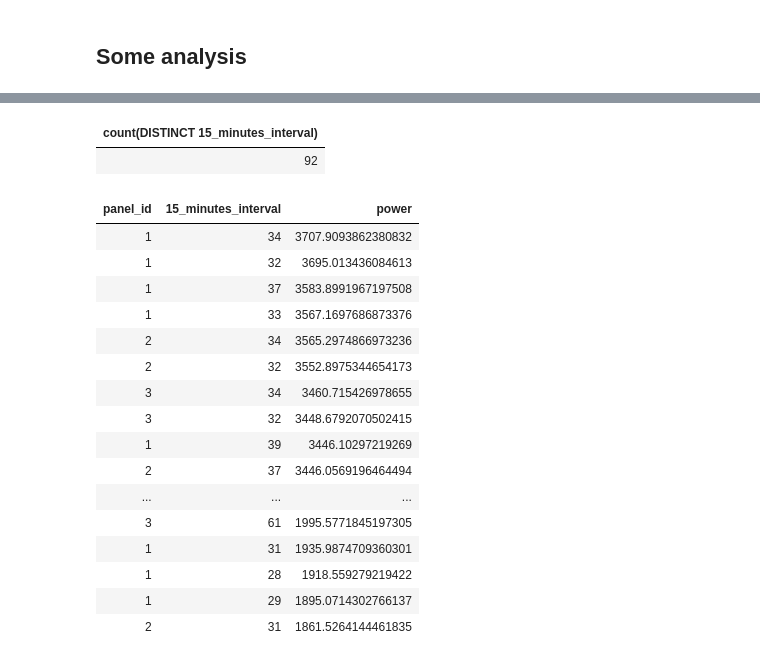
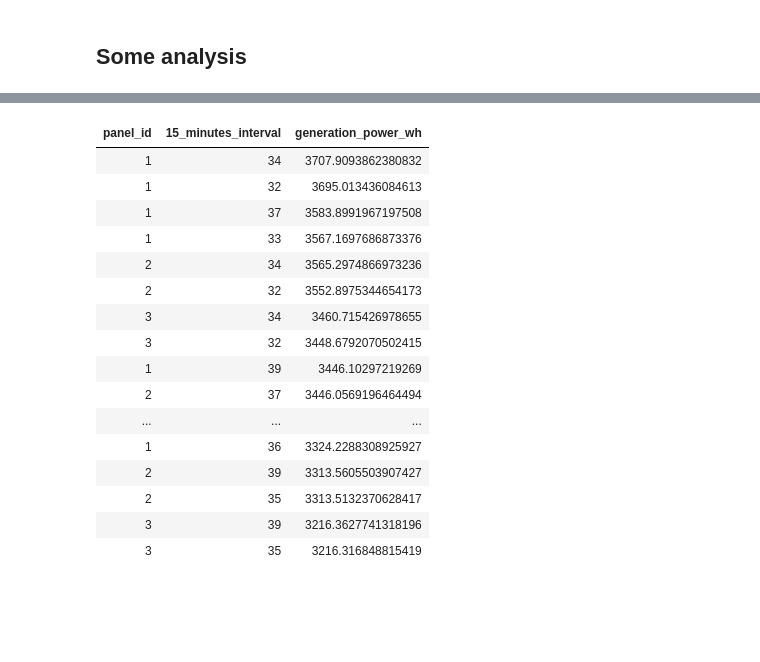
Before and after one commit to eslamdyab21/SolarX-Lakehouse, a Jupyter notebook: notebooks/solar_panel_iceberg_tables.ipynb, the cells around one changed output, grey strips where cells are left out. Saved outputs shown, nothing was run; the diff lists cells and outputs as text; code cells hidden in the pictures; blank space fills up the shorter version.

```diff
--- a/notebooks/solar_panel_iceberg_tables.ipynb
+++ b/notebooks/solar_panel_iceberg_tables.ipynb
@@ -296,19 +295,13 @@ SELECT * from SolarX_Raw_Transactions.solar_panel_readings limit 10;
-# %%
-%%sql
-
-SELECT COUNT(DISTINCT(15_minutes_interval)) from SolarX_Raw_Transactions.solar_panel_readings limit 10;
-# %% [output]
-| count(DISTINCT 15_minutes_interval) |
-| 92 |
 # %%
 %%sql
 
-SELECT panel_id, 15_minutes_interval, SUM(generated_power_amount) as power
+SELECT panel_id, 15_minutes_interval, SUM(generation_power_wh) as generation_power_wh
 FROM SolarX_Raw_Transactions.solar_panel_readings
 GROUP BY panel_id, 15_minutes_interval
-SORT BY power desc
+SORT BY generation_power_wh desc
+LIMIT 20
 # %% [output]
-| panel_id | 15_minutes_interval | power |
+| panel_id | 15_minutes_interval | generation_power_wh |
 | 1 | 34 | 3707.9093862380832 |
 | 1 | 32 | 3695.013436084613 |
 | 1 | 37 | 3583.8991967197508 |
@@ -320,10 +313,10 @@ SORT BY power desc
 | 1 | 39 | 3446.10297219269 |
 | 2 | 37 | 3446.0569196464494 |
 | ... | ... | ... |
-| 3 | 61 | 1995.5771845197305 |
-| 1 | 31 | 1935.9874709360301 |
-| 1 | 28 | 1918.559279219422 |
-| 1 | 29 | 1895.0714302766137 |
-| 2 | 31 | 1861.5264144461835 |
+| 1 | 36 | 3324.2288308925927 |
+| 2 | 39 | 3313.5605503907427 |
+| 2 | 35 | 3313.5132370628417 |
+| 3 | 39 | 3216.3627741318196 |
+| 3 | 35 | 3216.316848815419 |
 # %%
 spark.stop()
```
Also changed, not shown: parts of 15 cells of this notebook.
